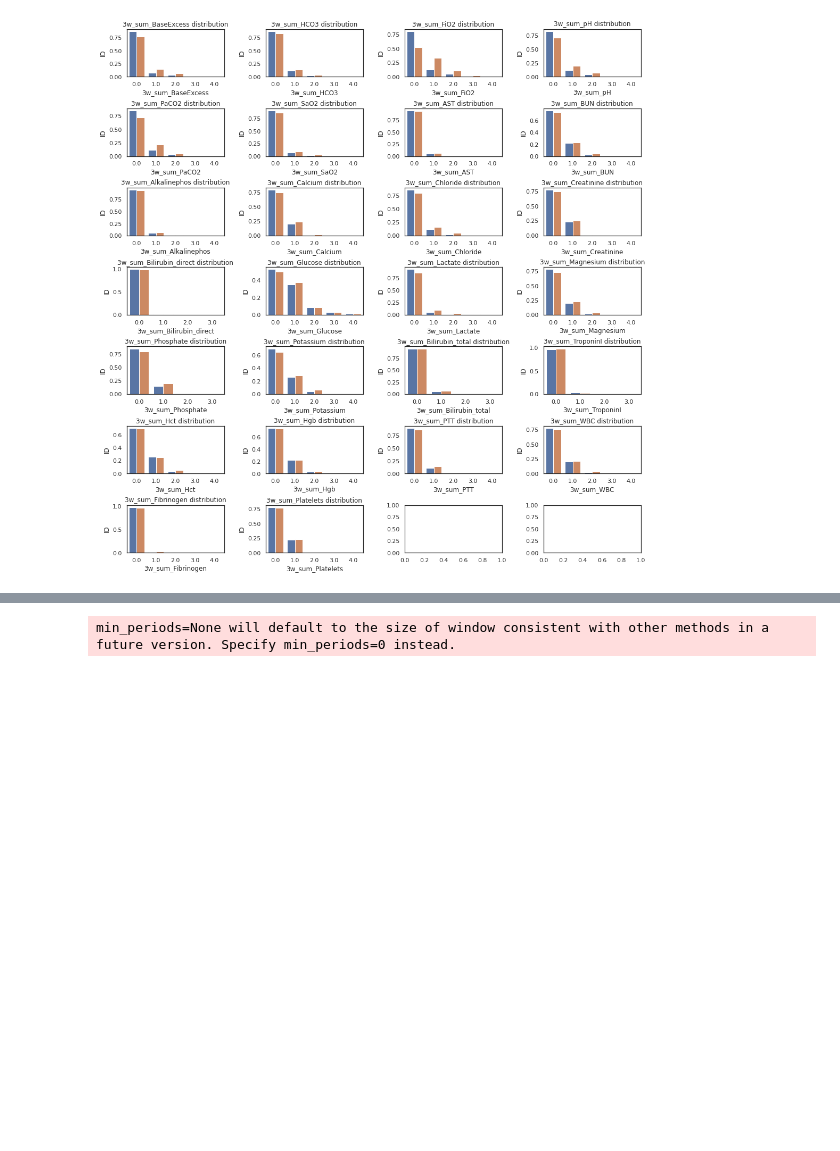
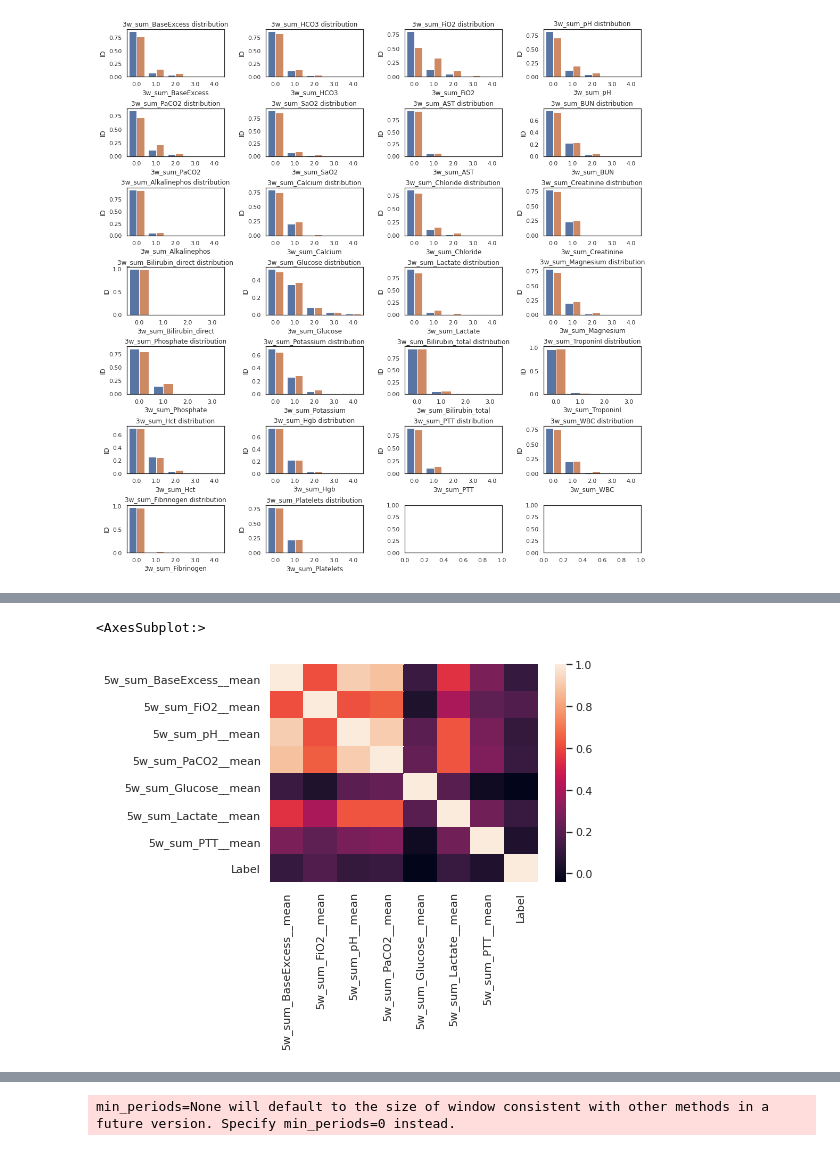
Before and after one commit to AtarCohen/Early-Prediction_of_Sepsis, a Jupyter notebook: NonTemporalExploration.ipynb, the cells around one changed output, grey strips where cells are left out. Cells and saved outputs as stored; diff of their text form; code cells hidden in the pictures; blank space fills up the shorter version.

```diff
--- a/NonTemporalExploration.ipynb
+++ b/NonTemporalExploration.ipynb
@@ -10,6 +8,6 @@ ModuleNotFoundError: No module named 'DataPreaparators'
 # %%
-df = pd.read_csv('filtered_train_data_combined.csv')
-std = pd.read_csv('stds_train_data.csv')
+df = pd.read_csv('/home/student/filtered_train_data_combined.csv')
+# std = pd.read_csv('stds_train_data.csv')
 # %% [markdown]
 General Ploting Function
 # %%
@@ -167,0 +190,5 @@ min_periods=None will default to the size of window consistent with other method
+# %%
+sns.heatmap(df_processed[window_cols+['Label']].corr())
+# %% [output]
+<AxesSubplot:>
+[figure, added]
```
Also changed, not shown: parts of 16 cells of this notebook, 4 other files.
